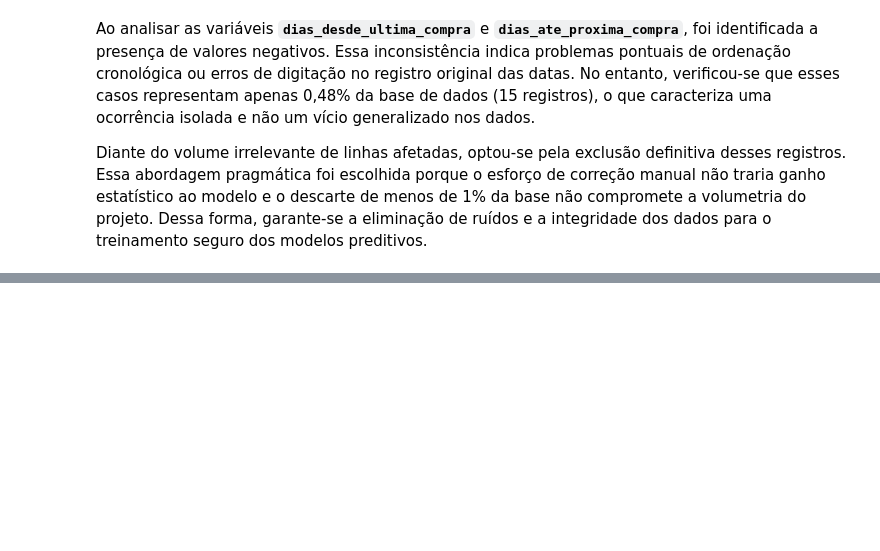
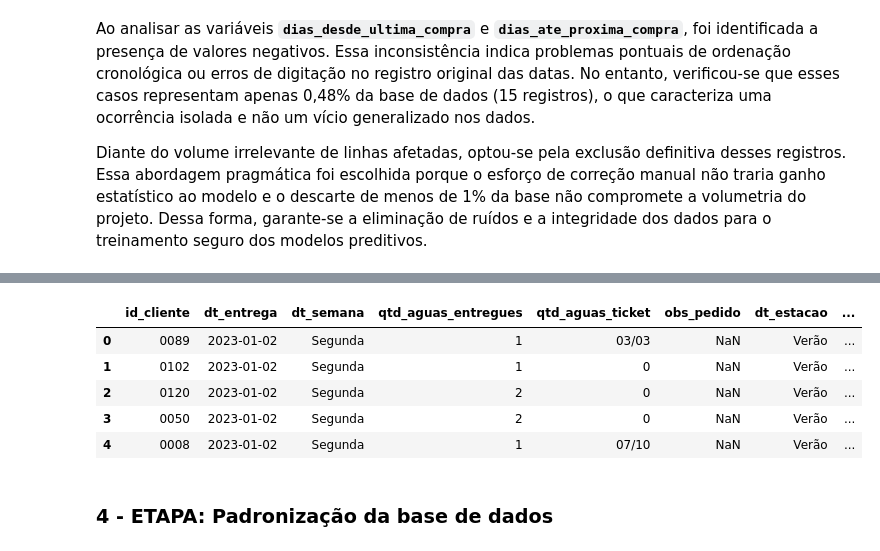
Before and after one commit to Fernandonneto/Projeto_Real_-_Previsao_Recompra_Agua_Mineral_Machine_Learning, a Jupyter notebook: Tratamento dos dados/Tratamento_dados.ipynb, the cells around one changed output, grey strips where cells are left out. Drawn from its saved outputs; the diff is of its cells as text; code cells hidden in the pictures; blank space fills up the shorter version.

```diff
--- a/Tratamento dos dados/Tratamento_dados.ipynb
+++ b/Tratamento dos dados/Tratamento_dados.ipynb
@@ -461,0 +477,35 @@ df.describe()
+# %%
+# Criação de nova ordem das colunas
+nova_ordem_colunas = [
+    'id_cliente', 'data_pedido_entrega', 'semana', 'qnt_aguas_entregues',
+    'qnt_aguas_tickets', 'Obs', 'estacao', 'ano', 'mes', 'dias_desde_utlima_compra',
+    'intervalo_medio', 'frequencia_compra', 'media_aguas_cliente',
+    'total_pedidos', 'proxima_compra', 'dias_ate_proxima_compra', 'vai_comprar_15dias'
+]
+
+# Aplicação da nova ordem das colunas
+df = df[nova_ordem_colunas]
+# %%
+# Substituição de nomes das variáveis para facilitar a leitura e compreensão
+# Novos nomes das variáveis
+nomes_novos = {
+    'data_pedido_entrega': 'dt_entrega',
+    'ano': 'dt_ano',
+    'mes': 'dt_mes',
+    'semana': 'dt_semana',
+    'estacao': 'dt_estacao',
+    'qnt_aguas_entregues': 'qtd_aguas_entregues',
+    'qnt_aguas_tickets': 'qtd_aguas_ticket',
+    'Obs': 'obs_pedido',
+    'dias_desde_utlima_compra': 'cli_dias_desde_ultimo_pedido',
+    'intervalo_medio': 'cli_intervalo_medio',
+    'frequencia_compra': 'cli_frequencia_pedidos',
+    'media_aguas_cliente': 'cli_media_aguas_por_pedido',
+    'total_pedidos': 'cli_total_pedidos',
+    'proxima_compra': 'target_dt_proxima_compra',
+    'dias_ate_proxima_compra': 'target_dias_ate_recompra',
+    'vai_comprar_15dias': 'target_vai_comprar_15d'
+}
+
+# Aplicação da substituição dos nomes das variáveis
+df = df.rename(columns=nomes_novos)
@@ -461,0 +518,15 @@ df.describe()
+# %%
+# Convertção da variável "id_cliente" para texto e preenchimento com zeros à esquerda até atingir 4 dígitos
+df['id_cliente'] = df['id_cliente'].astype(str).str.zfill(4)
+# %%
+# Conferência das alterações realizadas
+df.head()
+# %% [output]
+|  | id_cliente | dt_entrega | dt_semana | qtd_aguas_entregues | qtd_aguas_ticket | obs_pedido | dt_estacao | ... |
+| 0 | 0089 | 2023-01-02 | Segunda | 1 | 03/03 | NaN | Verão | ... |
+| 1 | 0102 | 2023-01-02 | Segunda | 1 | 0 | NaN | Verão | ... |
+| 2 | 0120 | 2023-01-02 | Segunda | 2 | 0 | NaN | Verão | ... |
+| 3 | 0050 | 2023-01-02 | Segunda | 2 | 0 | NaN | Verão | ... |
+| 4 | 0008 | 2023-01-02 | Segunda | 1 | 07/10 | NaN | Verão | ... |
+# %% [markdown]
+### 4 - ETAPA: Padronização da base de dados
```
Also changed, not shown: parts of 3 cells of this notebook, 1 other file.
